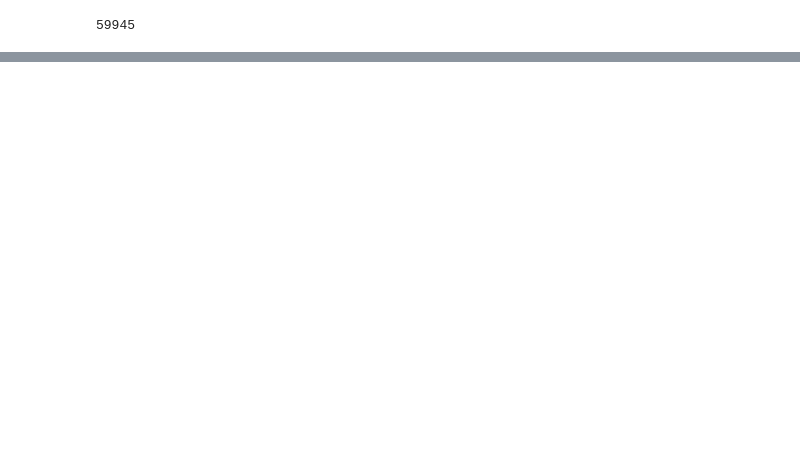
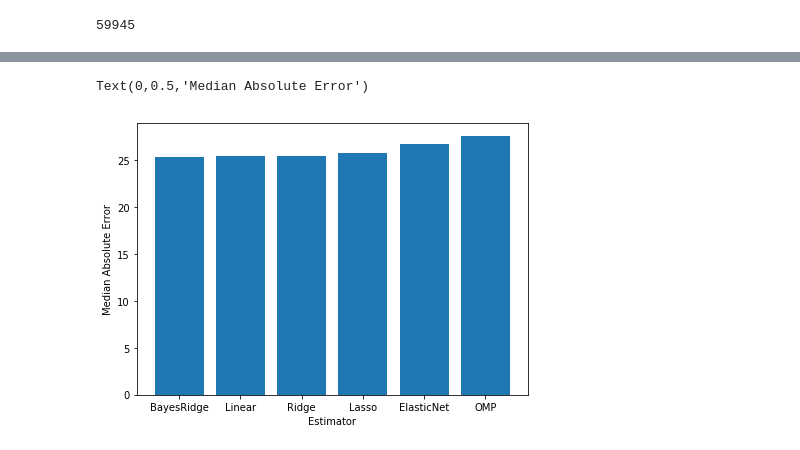
Before and after one commit to Rutle/jodatut-ht, a Jupyter notebook: jodatutHT.ipynb, the cells around one changed output, grey strips where cells are left out. Drawn from its saved outputs; the diff is of its cells as text; code cells hidden in the pictures; blank space fills up the shorter version.

Commit message:
New attempt with different columns.

```diff
--- a/jodatutHT.ipynb
+++ b/jodatutHT.ipynb
@@ -198,0 +39,3 @@ array([[<matplotlib.axes._subplots.AxesSubplot object at 0x...>,
+# %%
+df = df[df['price'] <= 1000]
+df.loc[df['square_feet'].idxmax()]
@@ -198,0 +52,2 @@ array([[<matplotlib.axes._subplots.AxesSubplot object at 0x...>,
+# %%
+df = df.dropna()
@@ -198,0 +99,4 @@ array([[<matplotlib.axes._subplots.AxesSubplot object at 0x...>,
+# %%
+df = df[df['square_feet'] <= 1000]
+df = df[df['price'] <= 1000]
+len(df.index)
@@ -198,0 +105,7 @@ array([[<matplotlib.axes._subplots.AxesSubplot object at 0x...>,
+# %%
+from sklearn import preprocessing
+imputer = preprocessing.Imputer(missing_values=0, strategy='mean', axis=0)
+imputer = imputer.fit(df)
+df_imputed = pd.DataFrame(imputer.transform(df.values))
+df_imputed.columns = df.columns
+df_imputed.index = df.index
@@ -198,0 +148,30 @@ array([[<matplotlib.axes._subplots.AxesSubplot object at 0x...>,
+# %%
+from sklearn import linear_model
+
+
+rs = 1
+ests = [ linear_model.LinearRegression(), linear_model.Ridge(),
+        linear_model.Lasso(), linear_model.ElasticNet(),
+        linear_model.BayesianRidge(), linear_model.OrthogonalMatchingPursuit() ]
+ests_labels = np.array(['Linear', 'Ridge', 'Lasso', 'ElasticNet', 'BayesRidge', 'OMP'])
+errvals = np.array([])
+
+X_train, X_test, y_train, y_test = train_test_split(df_imputed.drop(['price'], axis=1),
+                                                    df_imputed.price, test_size=0.2, random_state=20)
+
+for e in ests:
+    e.fit(X_train, y_train)
+    this_err = metrics.median_absolute_error(y_test, e.predict(X_test))
+    #print "got error %0.2f" % this_err
+    errvals = np.append(errvals, this_err)
+
+pos = np.arange(errvals.shape[0])
+srt = np.argsort(errvals)
+plt.figure(figsize=(7,5))
+plt.bar(pos, errvals[srt], align='center')
+plt.xticks(pos, ests_labels[srt])
+plt.xlabel('Estimator')
+plt.ylabel('Median Absolute Error')
+# %% [output]
+Text(0,0.5,'Median Absolute Error')
+[figure, added]
```
Also changed, not shown: parts of 29 cells of this notebook.
